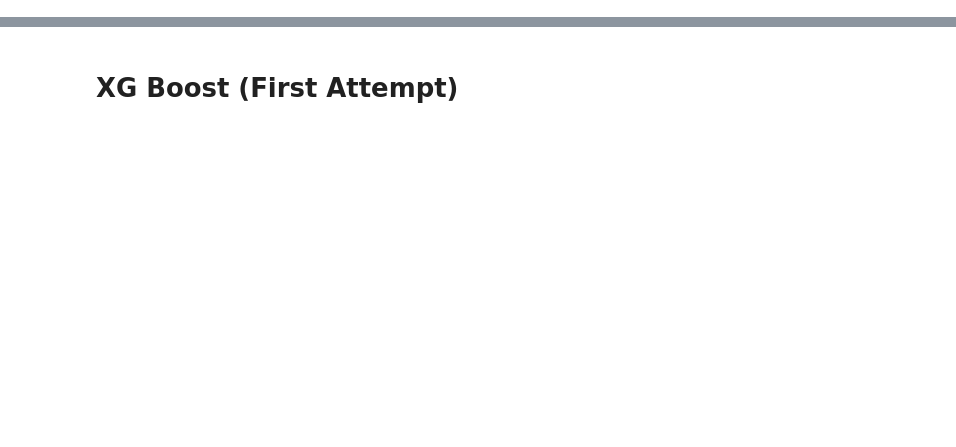
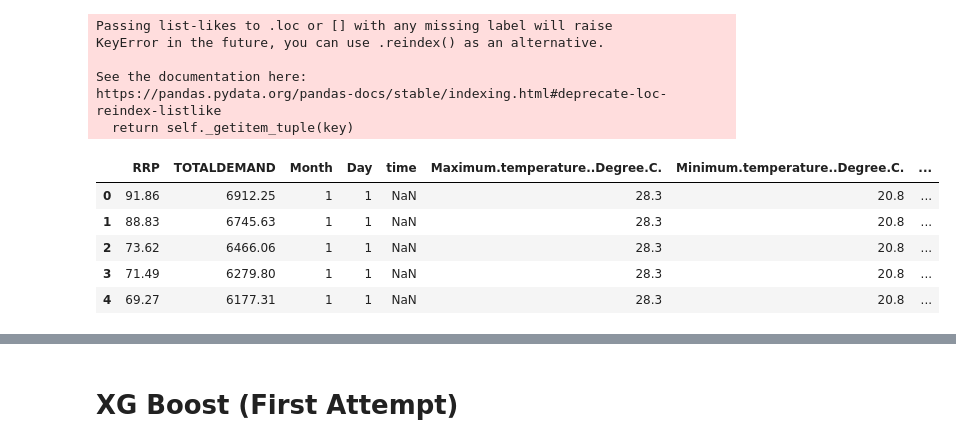
Before and after one commit to DonaldTurton/AT2_Advanced_Data_Algorithms, a Jupyter notebook: AT2_GetData.ipynb, the cells around one changed output, grey strips where cells are left out. Saved outputs shown, nothing was run; the diff lists cells and outputs as text; code cells hidden in the pictures; blank space fills up the shorter version.

```diff
--- a/AT2_GetData.ipynb
+++ b/AT2_GetData.ipynb
@@ -31,3 +33,21 @@ data.shape   #28280Obs 28var
+# %%
+# Data Set Selection
+data = data.loc[:, ["RRP", "TOTALDEMAND", "Month", "Day", "time", "Maximum.temperature..Degree.C.", "Minimum.temperature..Degree.C.", "Rainfall.amount..millimetres.", "Daily.global.solar.exposure..MJ.m.m."]]
+#month, day, demand, maxtemp, mintemp, rainfall, solarexpo, timeofday
+data.head()
+# %% [output]
+Passing list-likes to .loc or [] with any missing label will raise
+KeyError in the future, you can use .reindex() as an alternative.
+
+See the documentation here:
+https://pandas.pydata.org/pandas-docs/stable/indexing.html#deprecate-loc-reindex-listlike
+  return self._getitem_tuple(key)
+|  | RRP | TOTALDEMAND | Month | Day | time | Maximum.temperature..Degree.C. | Minimum.temperature..Degree.C. | ... |
+| 0 | 91.86 | 6912.25 | 1 | 1 | NaN | 28.3 | 20.8 | ... |
+| 1 | 88.83 | 6745.63 | 1 | 1 | NaN | 28.3 | 20.8 | ... |
+| 2 | 73.62 | 6466.06 | 1 | 1 | NaN | 28.3 | 20.8 | ... |
+| 3 | 71.49 | 6279.80 | 1 | 1 | NaN | 28.3 | 20.8 | ... |
+| 4 | 69.27 | 6177.31 | 1 | 1 | NaN | 28.3 | 20.8 | ... |
 # %%
 data.info()
 # %% [output]
```
Also changed, not shown: parts of 16 cells of this notebook.
